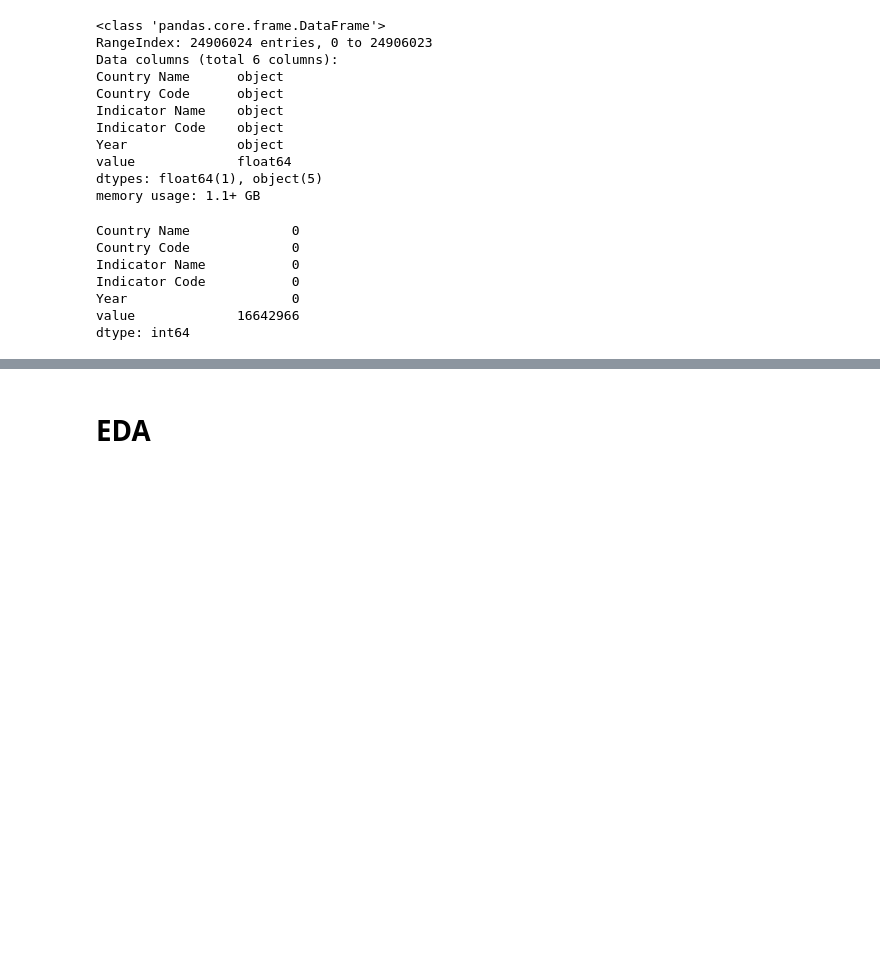
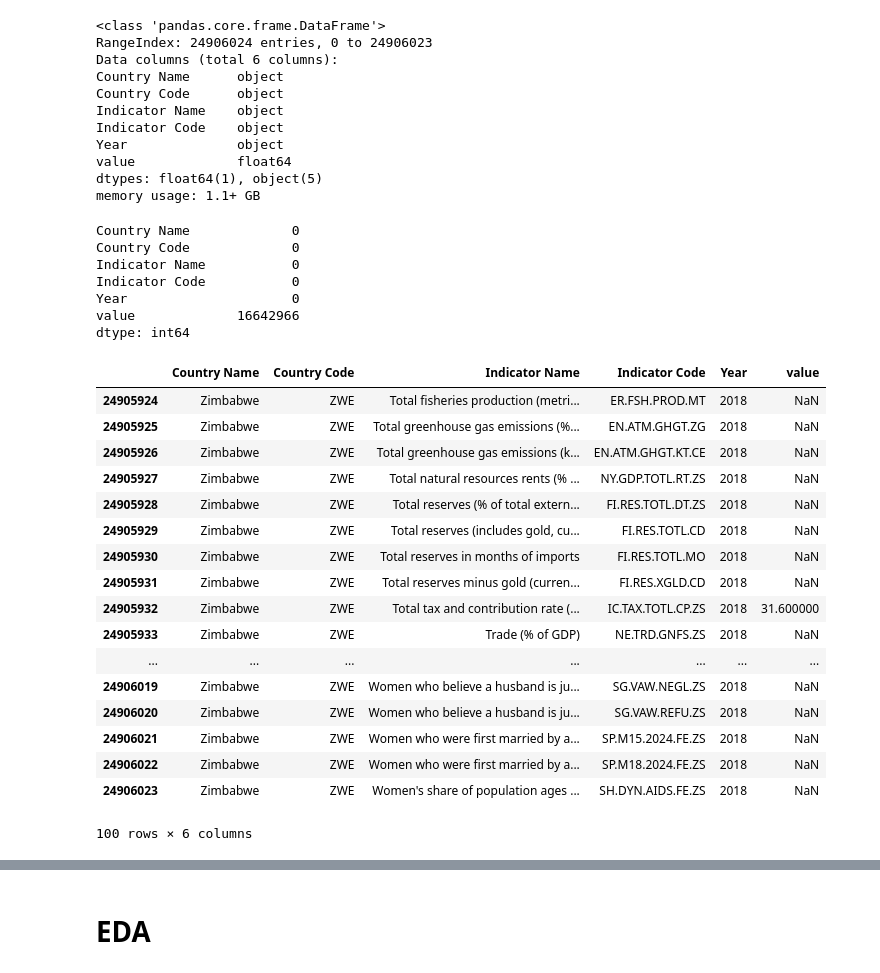
Before and after one commit to taramullin/Capstone, a Jupyter notebook: Capstone - Development Indicators.ipynb, the cells around one changed output, grey strips where cells are left out. Saved outputs shown, nothing was run; the diff lists cells and outputs as text; code cells hidden in the pictures; blank space fills up the shorter version.

```diff
--- a/Capstone - Development Indicators.ipynb
+++ b/Capstone - Development Indicators.ipynb
@@ -65,3 +57,24 @@ Indicator Code           0
 Year                     0
 value             16642966
 dtype: int64
+# %%
+df_long.tail(100)
+# %% [output]
+|  | Country Name | Country Code | Indicator Name | Indicator Code | Year | value |
+| 24905924 | Zimbabwe | ZWE | Total fisheries production (metri... | ER.FSH.PROD.MT | 2018 | NaN |
+| 24905925 | Zimbabwe | ZWE | Total greenhouse gas emissions (%... | EN.ATM.GHGT.ZG | 2018 | NaN |
+| 24905926 | Zimbabwe | ZWE | Total greenhouse gas emissions (k... | EN.ATM.GHGT.KT.CE | 2018 | NaN |
+| 24905927 | Zimbabwe | ZWE | Total natural resources rents (% ... | NY.GDP.TOTL.RT.ZS | 2018 | NaN |
+| 24905928 | Zimbabwe | ZWE | Total reserves (% of total extern... | FI.RES.TOTL.DT.ZS | 2018 | NaN |
+| 24905929 | Zimbabwe | ZWE | Total reserves (includes gold, cu... | FI.RES.TOTL.CD | 2018 | NaN |
+| 24905930 | Zimbabwe | ZWE | Total reserves in months of imports | FI.RES.TOTL.MO | 2018 | NaN |
+| 24905931 | Zimbabwe | ZWE | Total reserves minus gold (curren... | FI.RES.XGLD.CD | 2018 | NaN |
+| 24905932 | Zimbabwe | ZWE | Total tax and contribution rate (... | IC.TAX.TOTL.CP.ZS | 2018 | 31.600000 |
+| 24905933 | Zimbabwe | ZWE | Trade (% of GDP) | NE.TRD.GNFS.ZS | 2018 | NaN |
+| ... | ... | ... | ... | ... | ... | ... |
+| 24906019 | Zimbabwe | ZWE | Women who believe a husband is ju... | SG.VAW.NEGL.ZS | 2018 | NaN |
+| 24906020 | Zimbabwe | ZWE | Women who believe a husband is ju... | SG.VAW.REFU.ZS | 2018 | NaN |
+| 24906021 | Zimbabwe | ZWE | Women who were first married by a... | SP.M15.2024.FE.ZS | 2018 | NaN |
+| 24906022 | Zimbabwe | ZWE | Women who were first married by a... | SP.M18.2024.FE.ZS | 2018 | NaN |
+| 24906023 | Zimbabwe | ZWE | Women's share of population ages ... | SH.DYN.AIDS.FE.ZS | 2018 | NaN |
+100 rows × 6 columns
```
Also changed, not shown: parts of 26 cells of this notebook.
